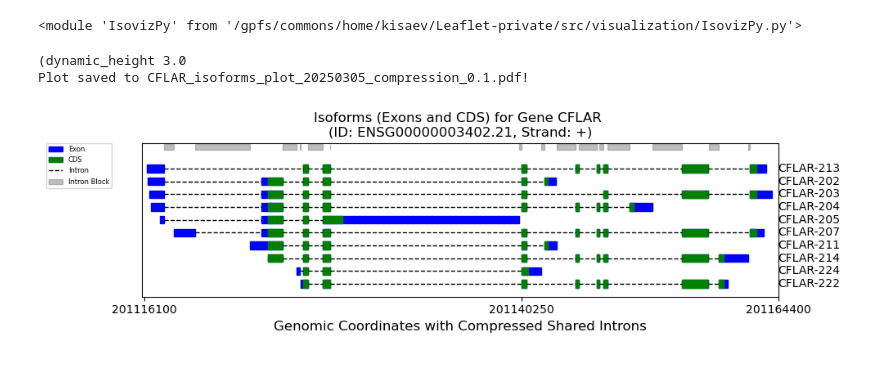
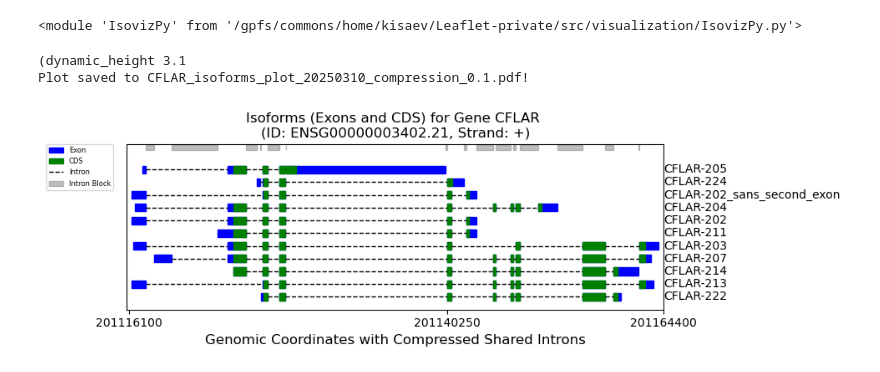
Before and after one commit to daklab/LeafletFA, a Jupyter notebook: src/visualization/IsovizPy_tutorial_human_isoforms_only.ipynb, the cells around one changed output. Drawn from its saved outputs; the diff is of its cells as text; code cells hidden in the pictures.

```diff
--- a/src/visualization/IsovizPy_tutorial_human_isoforms_only.ipynb
+++ b/src/visualization/IsovizPy_tutorial_human_isoforms_only.ipynb
@@ -152,27 +152,67 @@ intronic_intervals = ja.get_intervals_not_overlapped_by_exons(
 )
 # %%
 height=4.2
+# %%
+# let's append a new isoform "ENSTX" to transcript data containing custom exon and CDS coordinates
+# the attributes are transcript_id: {transcript_id: ,
+
+new_trans = {'ENST00000341222.10_sans_second_exon': {'transcript_id': 'ENST00000341222.10',
+'transcript_name': 'CFLAR-202_sans_second_exon',
+'transcript_type': 'protein_coding',
+'chromosome': 'chr2',
+'strand': '+',
+'exons': [
+		(201116167,201116481),
+		(201133029,201133134),
+		(201135972,201136107),
+		(201140357,201140439),
+		(201141374,201141598),
+],
+"cds":[
+	(201133036, 201133134),
+	(201135972, 201136107),
+	(201140357, 201140439),
+	(201141374, 201141433),
+]
+}}
+# %%
+transcript_data = {**new_trans, **transcript_data}
+# %%
+trans_order = ["ENST00000395148.6",
+"ENST00000494258.5",
+"ENST00000341222.10_sans_second_exon",
+"ENST00000342795.9",
+"ENST00000341222.10",
+"ENST00000440180.5",
+"ENST00000341582.10",
+"ENST00000423241.6",
+"ENST00000457277.5",
+"ENST00000443227.5",
+"ENST00000479953.6"]
+
+trans_order = trans_order[::-1]
 # %%
 # Step 4: Plot isoforms
 ja.plot_isoforms(
     db,
     transcript_data,
     region_start-100,
     region_end+100,
+    transcript_order=trans_order,
     base_width=10,
     trans_height=0.1,
     #fixed_height=True,
     #fixed_height_value=height,
     introns_list=intronic_intervals,
     plot_shared_intron_lines=False,
     compression_factor=0.1,
     plot_introns_as_blocks=True,
     num_ticks=3,
     trans_label=10)
 # %% [output]
-(dynamic_height 3.0
-Plot saved to CFLAR_isoforms_plot_20250305_compression_0.1.pdf!
+(dynamic_height 3.1
+Plot saved to CFLAR_isoforms_plot_20250310_compression_0.1.pdf!
-[figure, old version]
+[figure, new version]
 # %%
 # Step 4: Plot isoforms
 ja.plot_isoforms(
```
Also changed, not shown: parts of 3 cells of this notebook, 8 other files.
